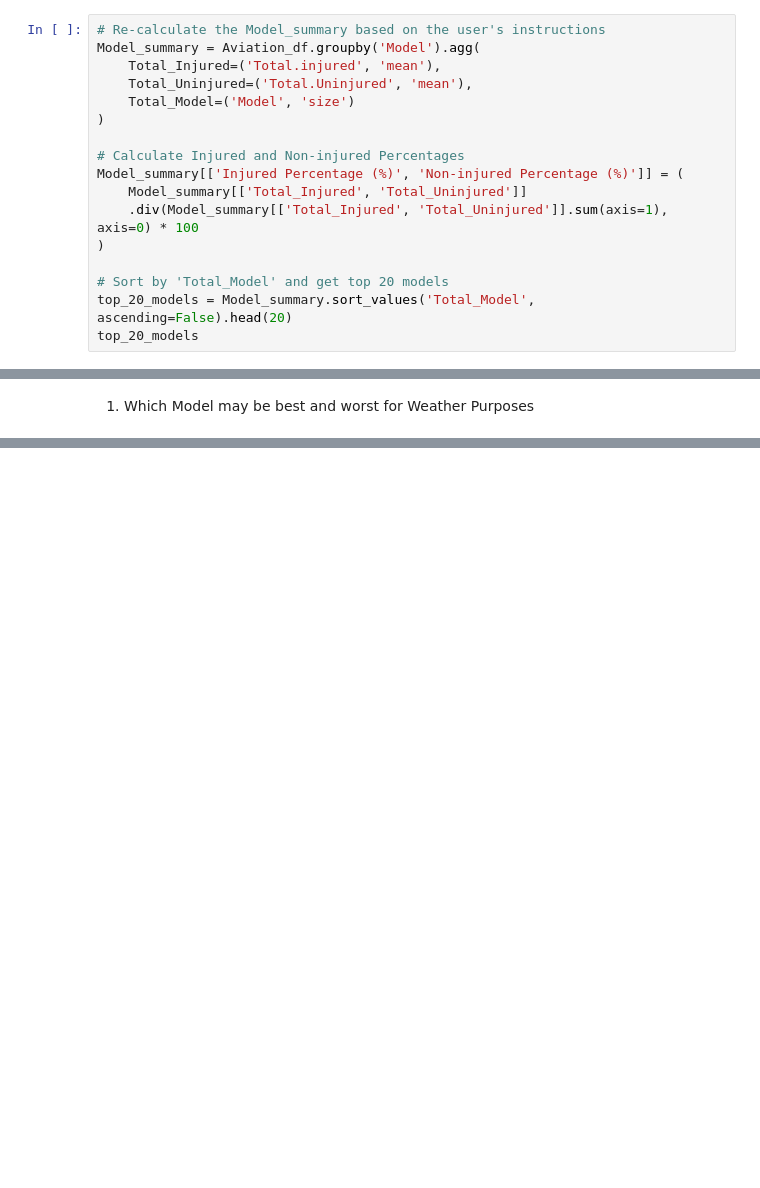
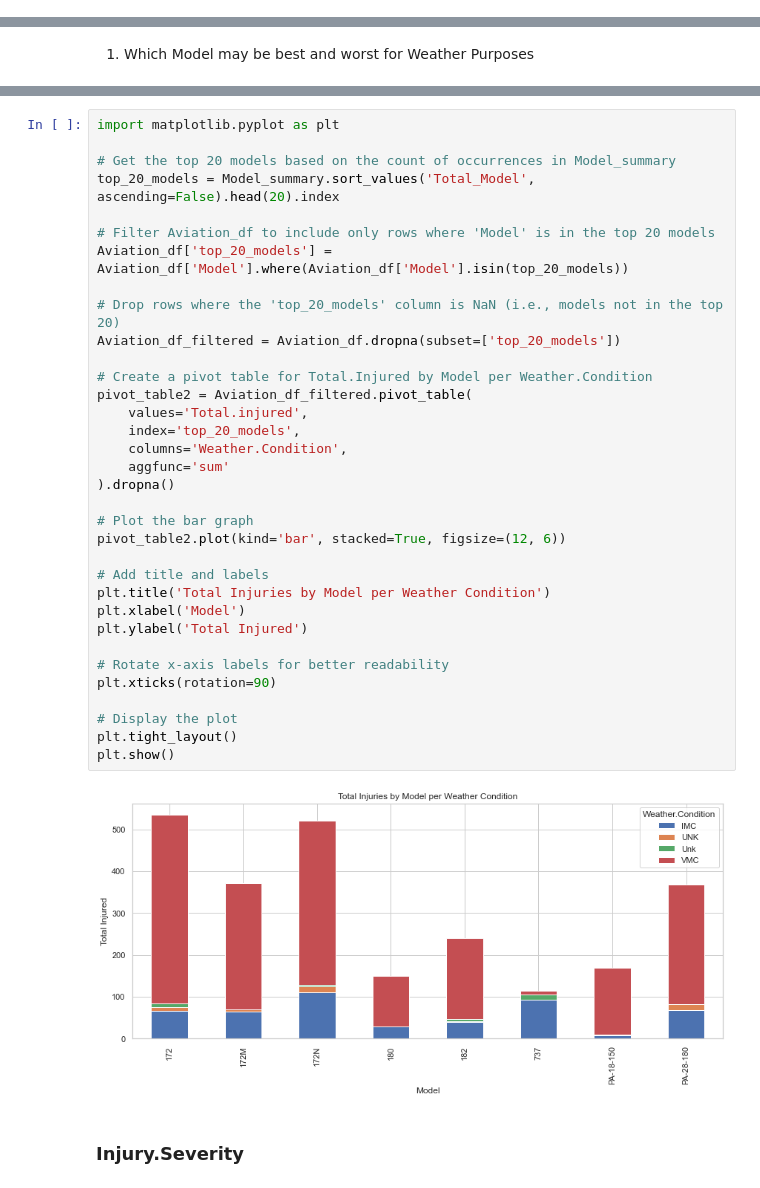
Before and after one commit to jakeg2320/Phase_1_Project, a Jupyter notebook: Mak_Phase_1_Project_Notebook.ipynb, the cells around one changed output, grey strips where cells are left out. Cells and saved outputs as stored; diff of their text form; blank space fills up the shorter version.

```diff
--- a/NEWInfo.ipynb
+++ b/Mak_Phase_1_Project_Notebook.ipynb
@@ -117,17 +202,0 @@ sorted_Engine_summary.head(10)
-# %%
-# Re-calculate the Model_summary based on the user's instructions
-Model_summary = Aviation_df.groupby('Model').agg(
-    Total_Injured=('Total.injured', 'mean'),
-    Total_Uninjured=('Total.Uninjured', 'mean'),
-    Total_Model=('Model', 'size')
-)
-
-# Calculate Injured and Non-injured Percentages
-Model_summary[['Injured Percentage (%)', 'Non-injured Percentage (%)']] = (
-    Model_summary[['Total_Injured', 'Total_Uninjured']]
-    .div(Model_summary[['Total_Injured', 'Total_Uninjured']].sum(axis=1), axis=0) * 100
-)
-
-# Sort by 'Total_Model' and get top 20 models
-top_20_models = Model_summary.sort_values('Total_Model', ascending=False).head(20)
-top_20_models
@@ -636,0 +549,38 @@ pivot_table
+# %%
+import matplotlib.pyplot as plt
+
+# Get the top 20 models based on the count of occurrences in Model_summary
+top_20_models = Model_summary.sort_values('Total_Model', ascending=False).head(20).index
+
+# Filter Aviation_df to include only rows where 'Model' is in the top 20 models
+Aviation_df['top_20_models'] = Aviation_df['Model'].where(Aviation_df['Model'].isin(top_20_models))
+
+# Drop rows where the 'top_20_models' column is NaN (i.e., models not in the top 20)
+Aviation_df_filtered = Aviation_df.dropna(subset=['top_20_models'])
+
+# Create a pivot table for Total.Injured by Model per Weather.Condition
+pivot_table2 = Aviation_df_filtered.pivot_table(
+    values='Total.injured',
+    index='top_20_models',
+    columns='Weather.Condition',
+    aggfunc='sum'
+).dropna()
+
+# Plot the bar graph
+pivot_table2.plot(kind='bar', stacked=True, figsize=(12, 6))
+
+# Add title and labels
+plt.title('Total Injuries by Model per Weather Condition')
+plt.xlabel('Model')
+plt.ylabel('Total Injured')
+
+# Rotate x-axis labels for better readability
+plt.xticks(rotation=90)
+
+# Display the plot
+plt.tight_layout()
+plt.show()
+# %% [output]
+[figure, added]
+# %% [markdown]
+### Injury.Severity
```
Also changed, not shown: parts of 25 cells of this notebook.
